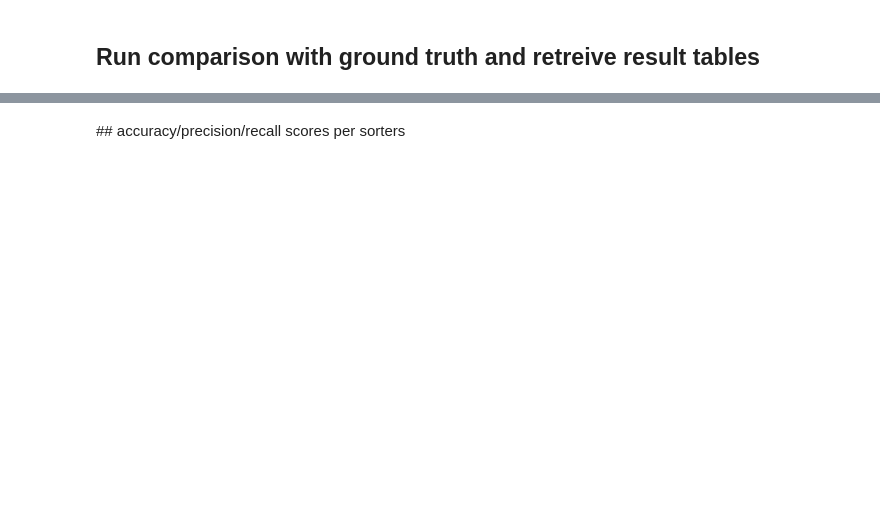
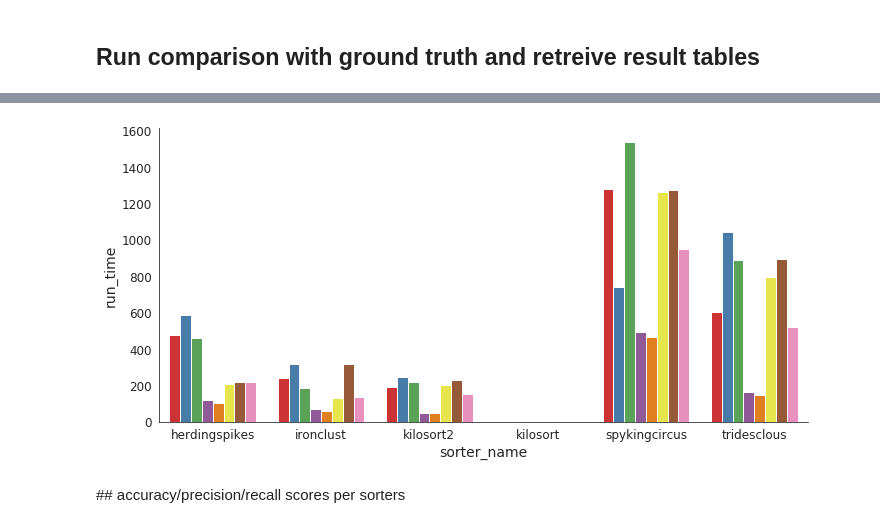
Before and after one commit to SpikeInterface/SpikeInterface.github.io, a Jupyter notebook: posts/spampinato-mice-retina-mea252ch-pair-recording-part2.ipynb, the cells around one changed output, grey strips where cells are left out. Saved outputs shown, nothing was run; the diff lists cells and outputs as text; code cells hidden in the pictures; blank space fills up the shorter version.

```diff
--- a/posts/spampinato-mice-retina-mea252ch-pair-recording-part2.ipynb
+++ b/posts/spampinato-mice-retina-mea252ch-pair-recording-part2.ipynb
@@ -211,0 +331,2 @@ dataframes['run_times']
+# %%
+dataframes['run_times'].set_index(['rec_name', 'sorter_name']).unstack('sorter_name')
@@ -212,12 +345,20 @@ dataframes['run_times']
 # %%
-fig, ax = plt.subplots()
-sns.barplot(data=dataframes['run_times'], x='sorter_name', y='run_time', ax=ax, order=sorter_list)
+sns.set_palette(sns.color_palette("Set1"))
 
-sns.set_palette(sns.color_palette("Set1"))
-ax.set_yscale('log')
-ax.set_ylabel('Run time (s)');
-ax.set_xlabel(None);
-ax.set_xticklabels(sorter_list, rotation=40, ha='right');
+#fig, ax = plt.subplots()
+g = sns.catplot(data=dataframes['run_times'], x='sorter_name', y='run_time',
+                hue="rec_name",
+                order=sorter_list,
+                kind='bar',
+               legend=False)
+g.fig.set_size_inches(12,5)
+
+#ax.set_yscale('log')
+#ax.set_ylabel('Run time (s)');
+#ax.set_xlabel(None);
+fig.axes[0].set_xticklabels(sorter_list, rotation=40, ha='right');
+# %% [output]
+[figure, added]
 # %% [markdown]
 ## accuracy/precision/recall scores per sorters
 # %%
```
Also changed, not shown: parts of 13 cells of this notebook.
